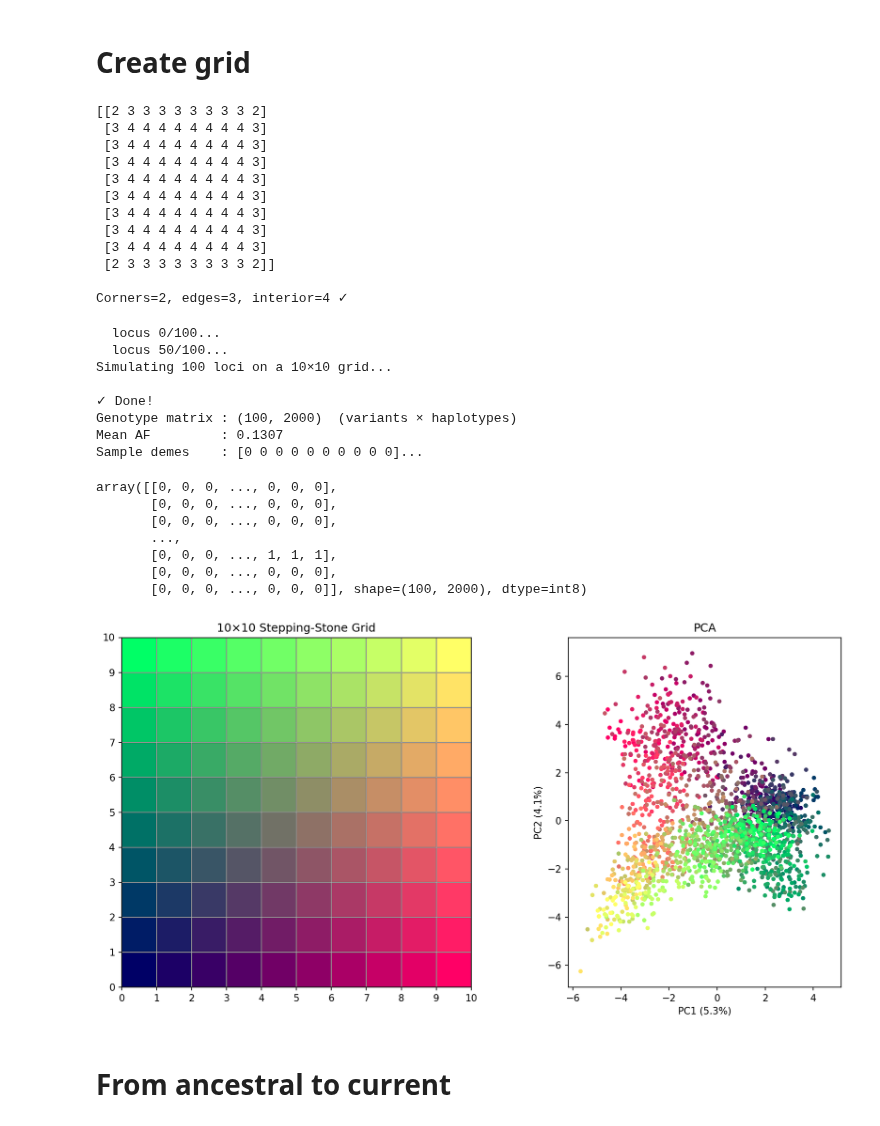
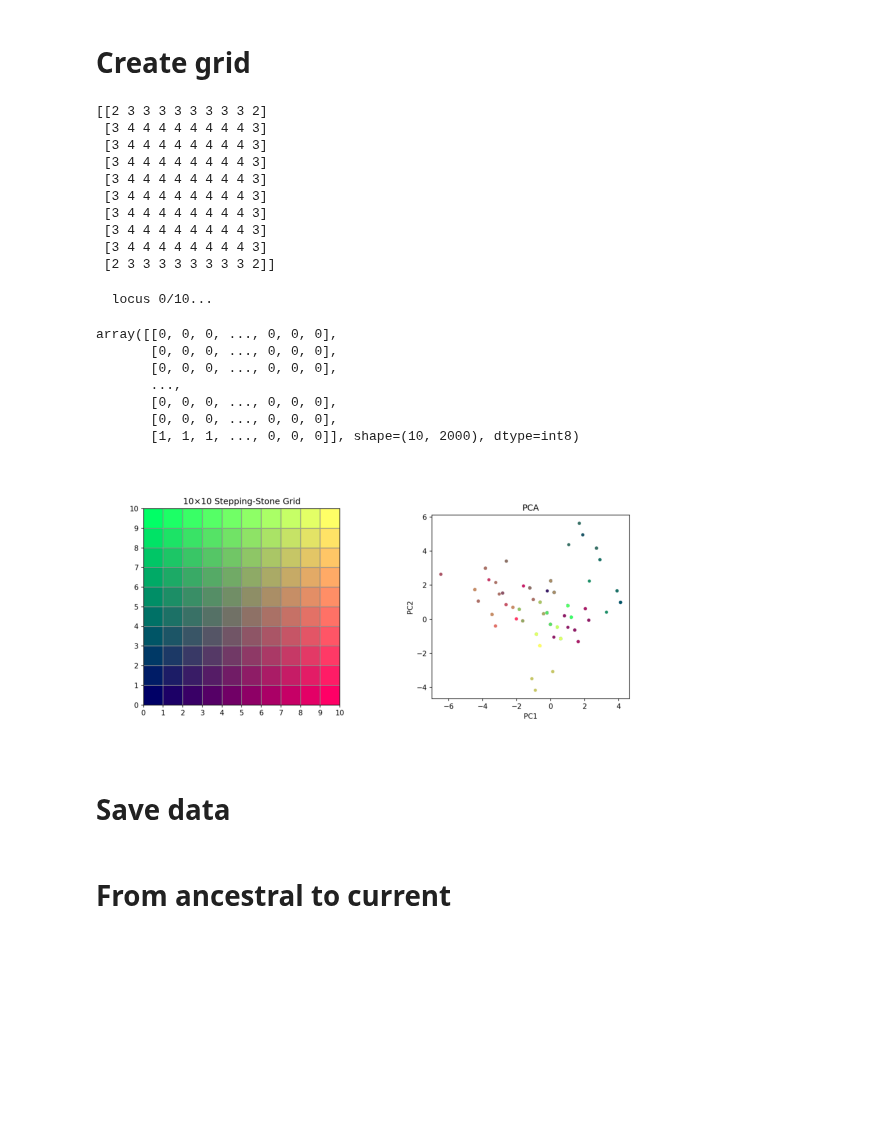
Before and after one commit to mat2m10/nexus, a Jupyter notebook: 01_coalescence.ipynb, the cells around one changed output. Saved outputs shown, nothing was run; the diff lists cells and outputs as text; code cells hidden in the pictures; blank space fills up the shorter version.

Commit message:
dividing in multiple files

```diff
--- a/coalescence.ipynb
+++ b/01_coalescence.ipynb
@@ -10,14 +10,17 @@ from helpers.phenotype import attach_populations
 # %% [markdown]
 # Parameters
+# %%
+with open("params.json") as f:
+    params = json.load(f)
+# %%
+k           = params["k"]
+Ne          = params["Ne"]
+M           = params["M"]
+n_per_deme  = params["n_per_deme"]
+n_loci      = params["n_loci"]
+n_mutations = params["n_mutations"]
+random_seed = params["random_seed"]
 # %%
-# Cell 2 — Parameters
-k                = 10      # k×k grid
-Ne               = 50    # effective size per deme (sets coalescence rate)
-M                = 0.5    # migration rate (number of migrants per generation)
-n_per_deme       = 20      # people
-n_loci           = 100    # independent loci to simulate
-n_mutations      = 1      # mutations to drop per locus
-random_seed      = 42
 
 rng = np.random.default_rng(random_seed)
 
@@ -29,7 +40,6 @@ n_samples   = n_demes * n_per_deme   # total haplotypes
 grid, neighbors = create_grid(k)
 # %%
 print(grid)
-print(f"\nCorners=2, edges=3, interior=4 ✓" if grid[0,0]==2 else "⚠ check neighbor logic")
 # %% [output]
 [[2 3 3 3 3 3 3 3 3 2]
  [3 4 4 4 4 4 4 4 4 3]
@@ -41,27 +51,8 @@ print(f"\nCorners=2, edges=3, interior=4 ✓" if grid[0,0]==2 else "⚠ check ne
  [3 4 4 4 4 4 4 4 4 3]
  [3 4 4 4 4 4 4 4 4 3]
  [2 3 3 3 3 3 3 3 3 2]]
-
-Corners=2, edges=3, interior=4 ✓
 # %%
-# Cell 6 — Run n_loci Simulations and Build Genotype Matrix
 G = build_ancestral_genotype(n_loci, k, n_per_deme, Ne, M, neighbors, rng, n_mutations)
-print(f"Simulating {n_loci} loci on a {k}×{k} grid...")
-
-print(f"\n✓ Done!")
-print(f"Genotype matrix : {G.shape}  (variants × haplotypes)")
-print(f"Mean AF         : {G.mean():.4f}")
-
-# Deme label for each haplotype column
-sample_demes = np.repeat(np.arange(n_demes), n_per_deme)
-print(f"Sample demes    : {sample_demes[:10]}...")
 # %% [output]
-  locus 0/100...
-  locus 50/100...
-Simulating 100 loci on a 10×10 grid...
-
-✓ Done!
-Genotype matrix : (100, 2000)  (variants × haplotypes)
-Mean AF         : 0.1307
-Sample demes    : [0 0 0 0 0 0 0 0 0 0]...
+  locus 0/10...
 # %%
@@ -78,10 +68,18 @@ array([[0, 0, 0, ..., 0, 0, 0],
        [0, 0, 0, ..., 0, 0, 0],
        [0, 0, 0, ..., 0, 0, 0],
        ...,
-       [0, 0, 0, ..., 1, 1, 1],
        [0, 0, 0, ..., 0, 0, 0],
-       [0, 0, 0, ..., 0, 0, 0]], shape=(100, 2000), dtype=int8)
+       [0, 0, 0, ..., 0, 0, 0],
+       [1, 1, 1, ..., 0, 0, 0]], shape=(10, 2000), dtype=int8)
 # %%
-vizualise_pops(n_demes, n_per_deme, k, pca, coords)
+deme_colors = build_deme_colors(n_demes, k)
+sample_demes = np.repeat(np.arange(n_demes), n_per_deme)
+hap_colors   = [deme_colors[d] for d in sample_demes]
+
+fig_grid = visualize_grid(n_demes, k, deme_colors)
+fig_pca  = visualize_pca(hap_colors, coords)
+visualize_multiple_plots([fig_grid, fig_pca], figsize_each=(2, 2))
 # %% [output]
-[figure, old version]
+[figure, new version]
+# %% [markdown]
+# Save data
```
Also changed, not shown: parts of 8 cells of this notebook, 3 other files.
